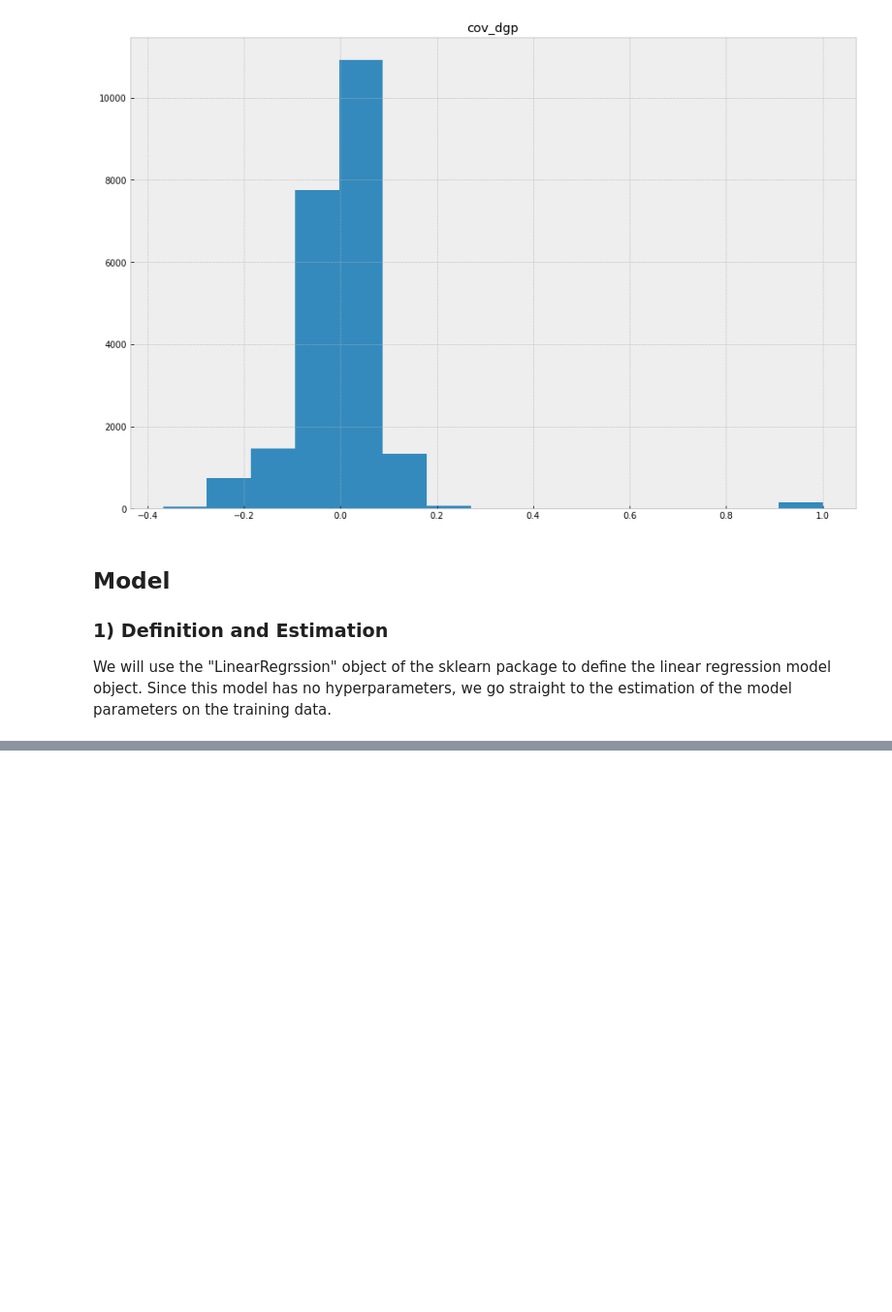
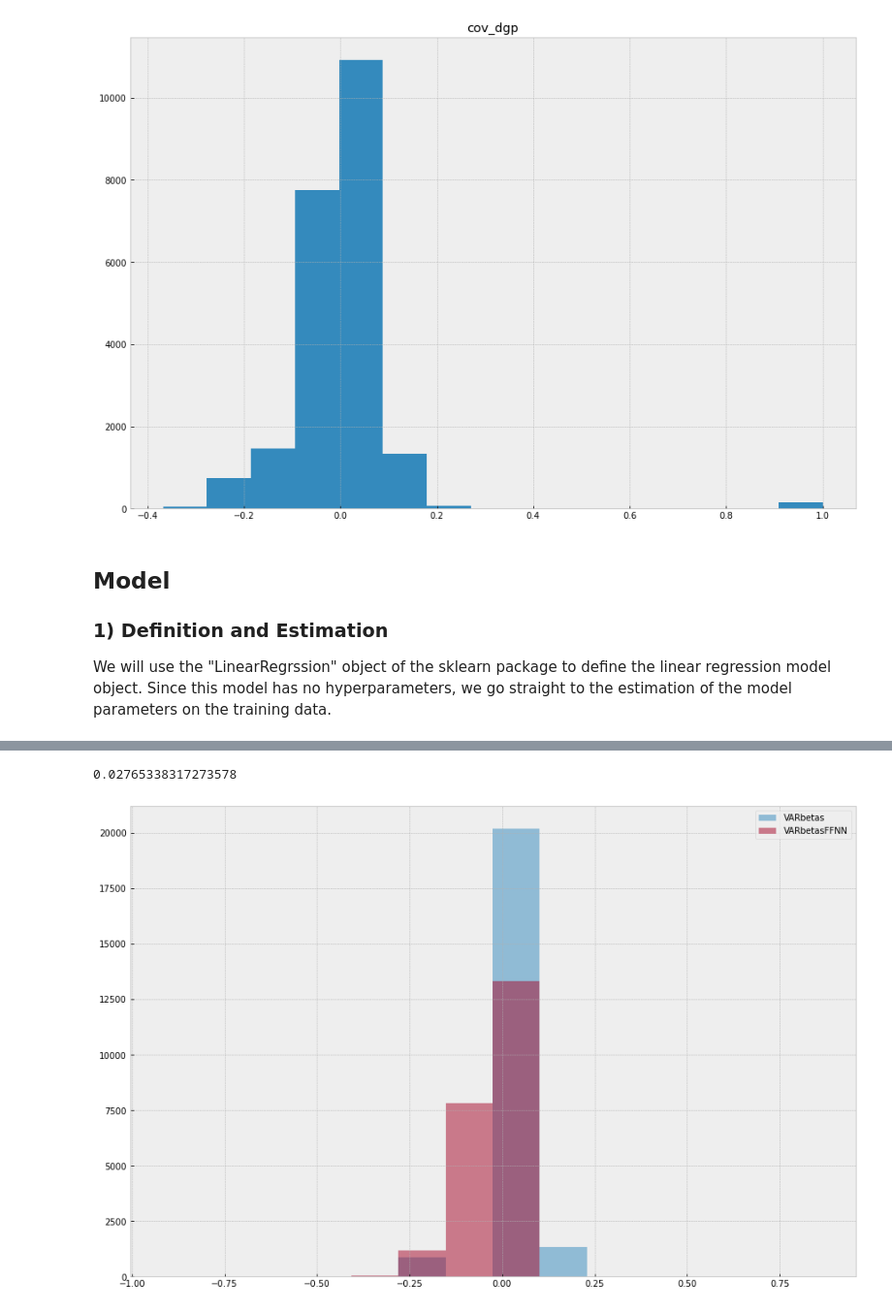
Before and after one commit to dcuoliveira/NN-VAR-Cov-Pred, a Jupyter notebook: src/debugs/debug_ffnn.ipynb, the cells around one changed output, grey strips where cells are left out. Shown at 97% size. Cells and saved outputs as stored; diff of their text form; code cells hidden in the pictures; blank space fills up the shorter version.

```diff
--- a/src/debugs/debug_ffnn.ipynb
+++ b/src/debugs/debug_ffnn.ipynb
@@ -188,0 +241,9 @@ opt_model_search.best_params_
+# %%
+test_pred = model_search.best_estimator_.predict(X_test_zscore)
+output = pd.DataFrame({"Var1": test_data.reset_index()["Var1"],
+                       "Var2": test_data.reset_index()["Var2"],
+                       "y": y_test.ravel(),
+                       "pred": test_pred.ravel()})
+
+mse = mean_squared_error(y_true=output["y"],
+                         y_pred=output["pred"])
@@ -188,0 +259,14 @@ opt_model_search.best_params_
+# %%
+mse
+# %% [output]
+0.02765338317273578
+# %%
+bins = np.linspace(np.min(np.array(output['y'].min(), output['pred'].min())),
+                   np.min(np.array(output['y'].max(), output['pred'].max())),
+                   15)
+plt.hist(output['y'], bins, alpha=0.5, label='VARbetas')
+plt.hist(output['pred'], bins, alpha=0.5, label='VARbetasFFNN')
+plt.legend(loc='upper right')
+plt.show()
+# %% [output]
+[figure, added]
```
Also changed, not shown: parts of 28 cells of this notebook, 1 other file.
